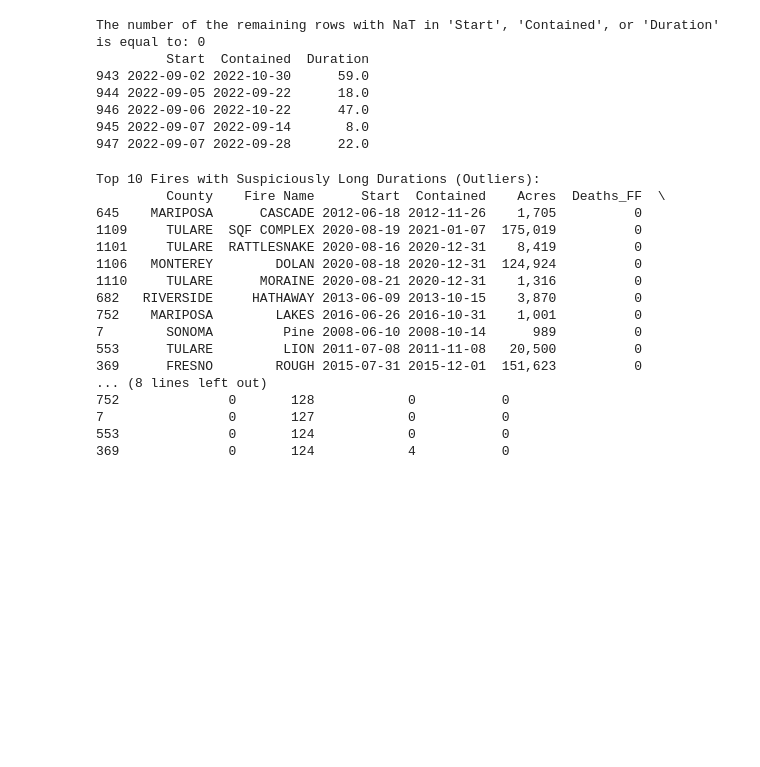
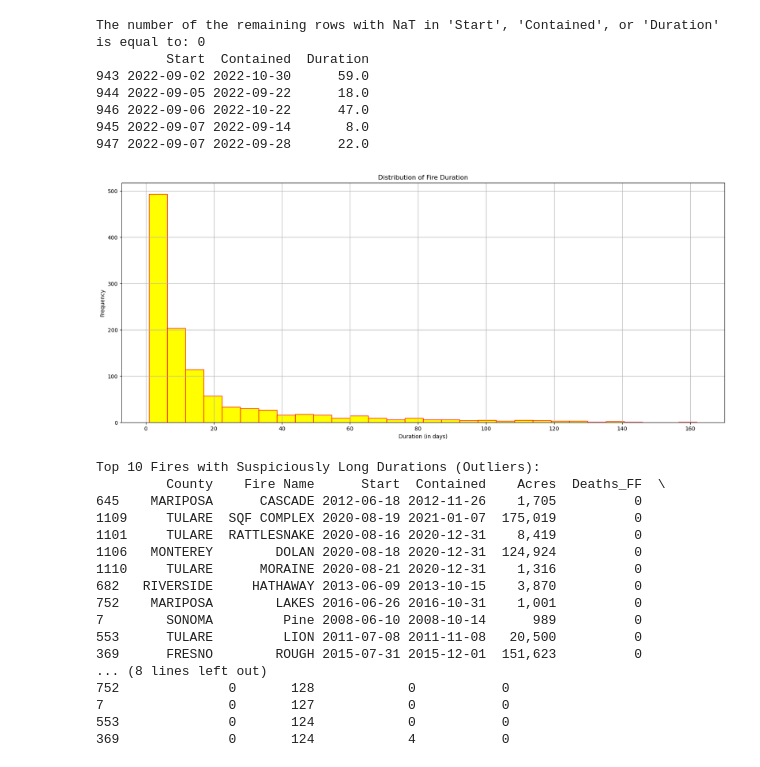
Before and after one commit to LegallyNotBlonde/Fire-Analysis, a Jupyter notebook: cleaning_extracting_data_for_2008-2022.ipynb, the cells around one changed output. Drawn from its saved outputs; the diff is of its cells as text; code cells hidden in the pictures; blank space fills up the shorter version.

Commit message:
added distribution and updated readme file

```diff
--- a/cleaning_extracting_data_for_2008-2022.ipynb
+++ b/cleaning_extracting_data_for_2008-2022.ipynb
@@ -497,4 +498,18 @@ The number of the remaining rows with NaT in 'Start', 'Contained', or 'Duration'
 946 2022-09-06 2022-10-22      47.0
 945 2022-09-07 2022-09-14       8.0
 947 2022-09-07 2022-09-28      22.0
+# %%
+# Cehck data distribution based on fire durations to further validate our data
+
+# Plotting the distribution of the 'Duration' column
+plt.figure(figsize=(20, 8))
+plt.hist(fires_2008_2022_cleaned['Duration'], bins=30, color='yellow', edgecolor='red')
+plt.title('Distribution of Fire Duration')
+plt.xlabel('Duration (in days)')
+plt.ylabel('Frequency')
+# plt.xlim(0, 380)  # Set the x-axis limits from 0 to 380 for better visualization
+plt.grid(True)
+plt.show()
+# %% [output]
+[figure, added]
 # %%
```
Also changed, not shown: parts of 6 cells of this notebook, 1 other file.
